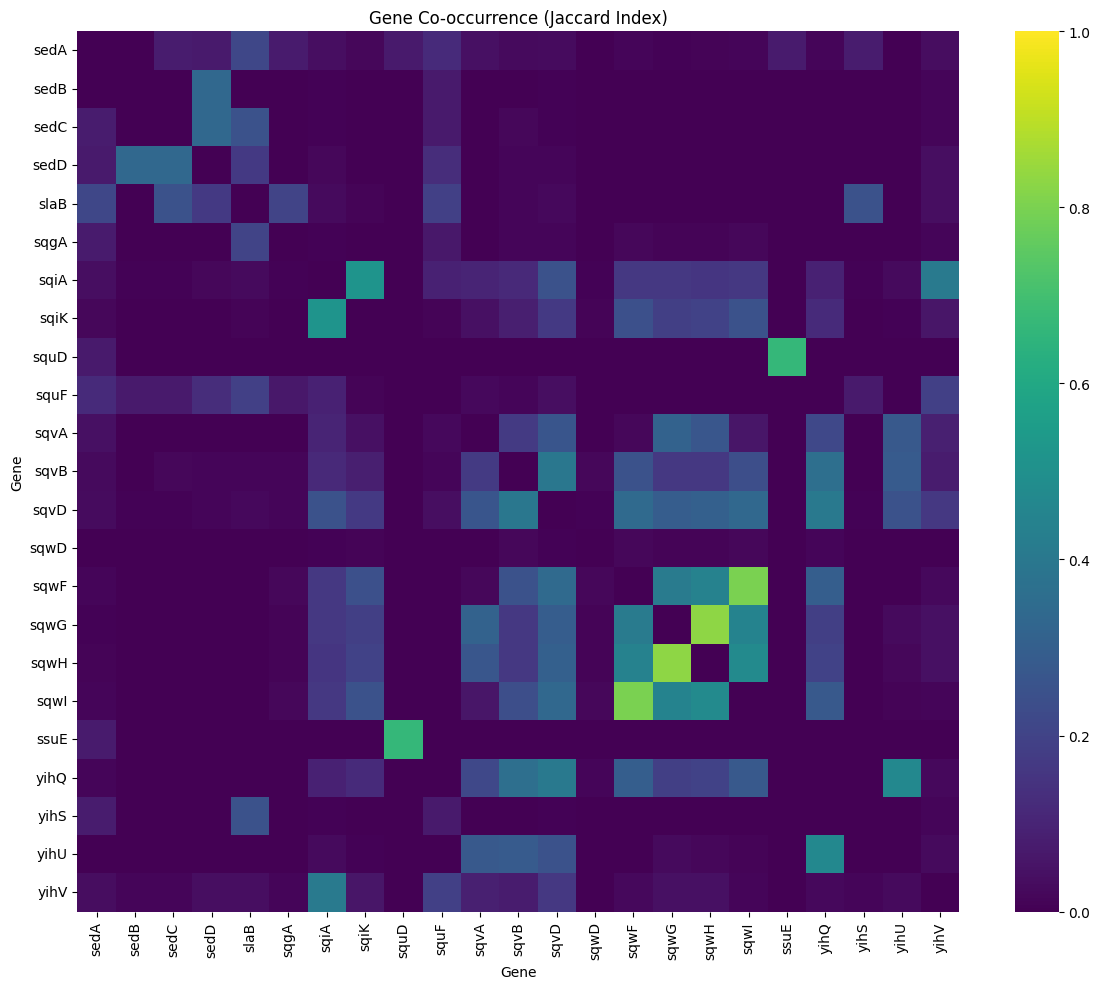
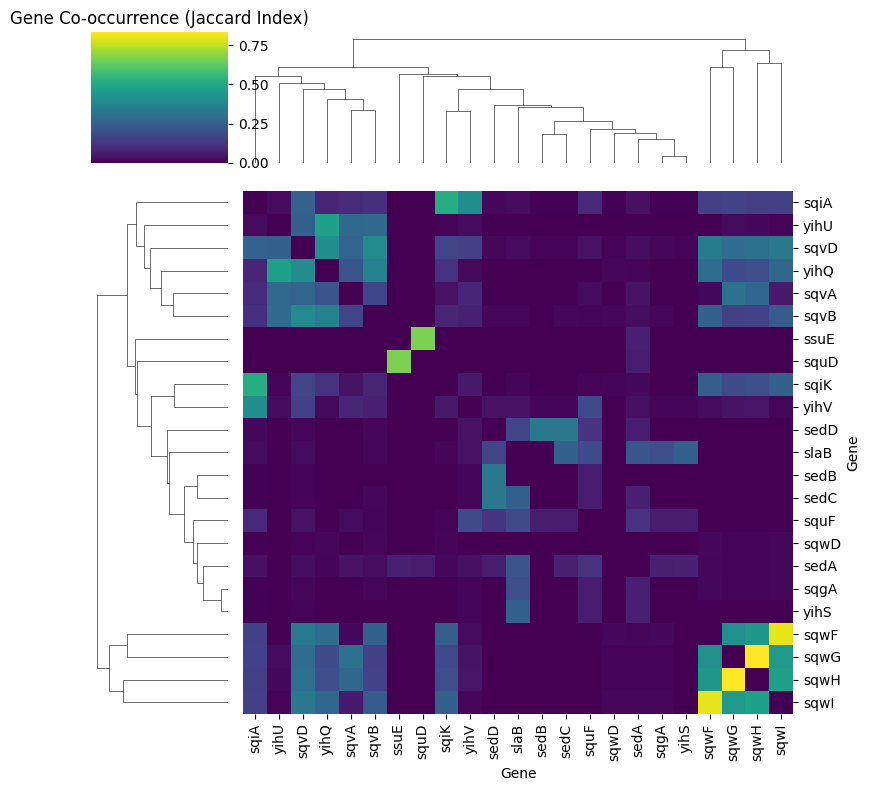
Unified diff of the notebook cell whose output changed from the first chart to the second:
--- before
+++ after
@@ -1,13 +1,12 @@
-plt.figure(figsize=(12, 10))
-
-sns.heatmap(
+sns.clustermap(
     jaccard,
     cmap="viridis",
-    vmin=0,
-    vmax=1
+    figsize=(8, 8),
+    metric="euclidean",
+    method="average",
 )
 
 plt.title("Gene Co-occurrence (Jaccard Index)")
 plt.tight_layout()
-plt.savefig("pictures/co-occurence/heatmap.png", dpi=300)
+#plt.savefig("pictures/co-occurence/clustermap.png", dpi=300)
 plt.show()

Commit: minore changes